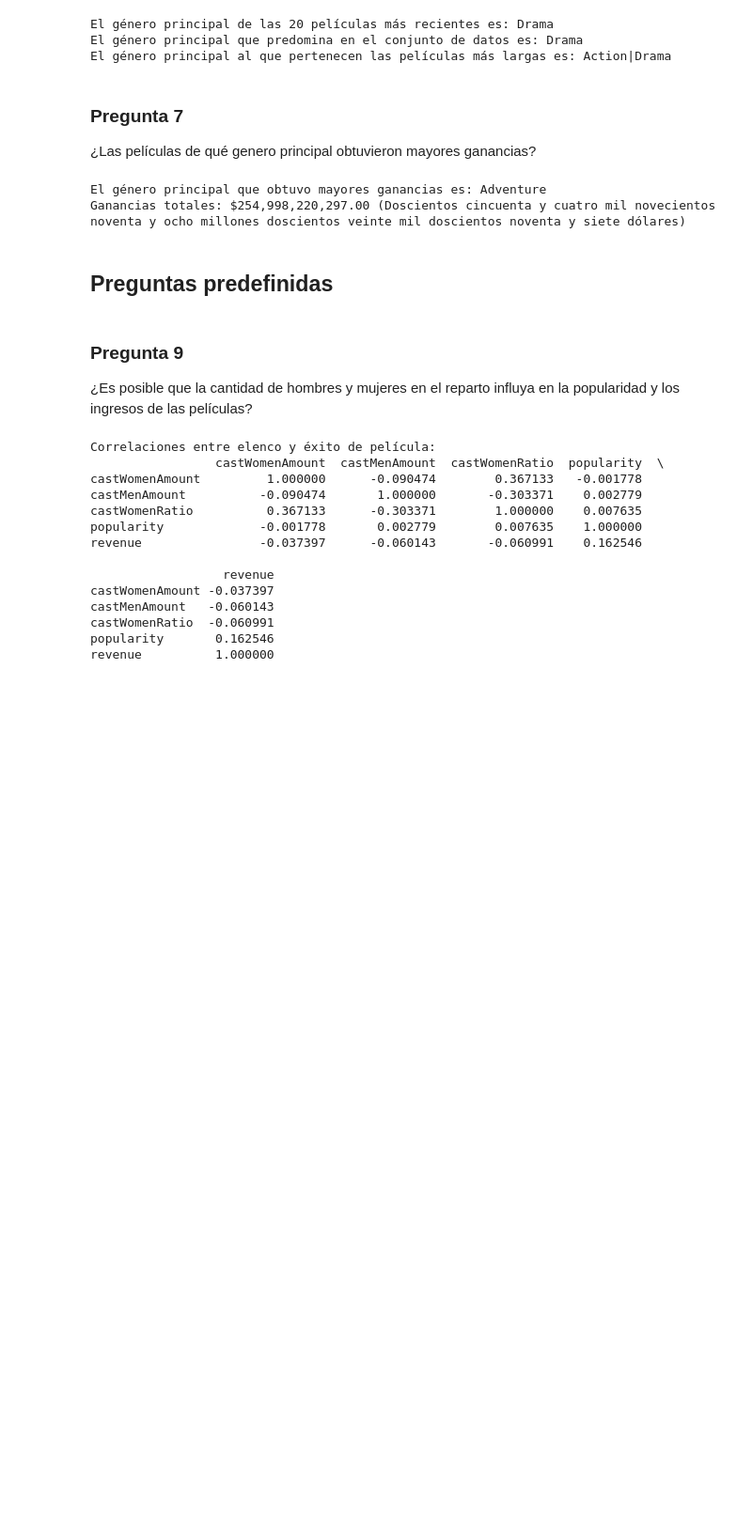
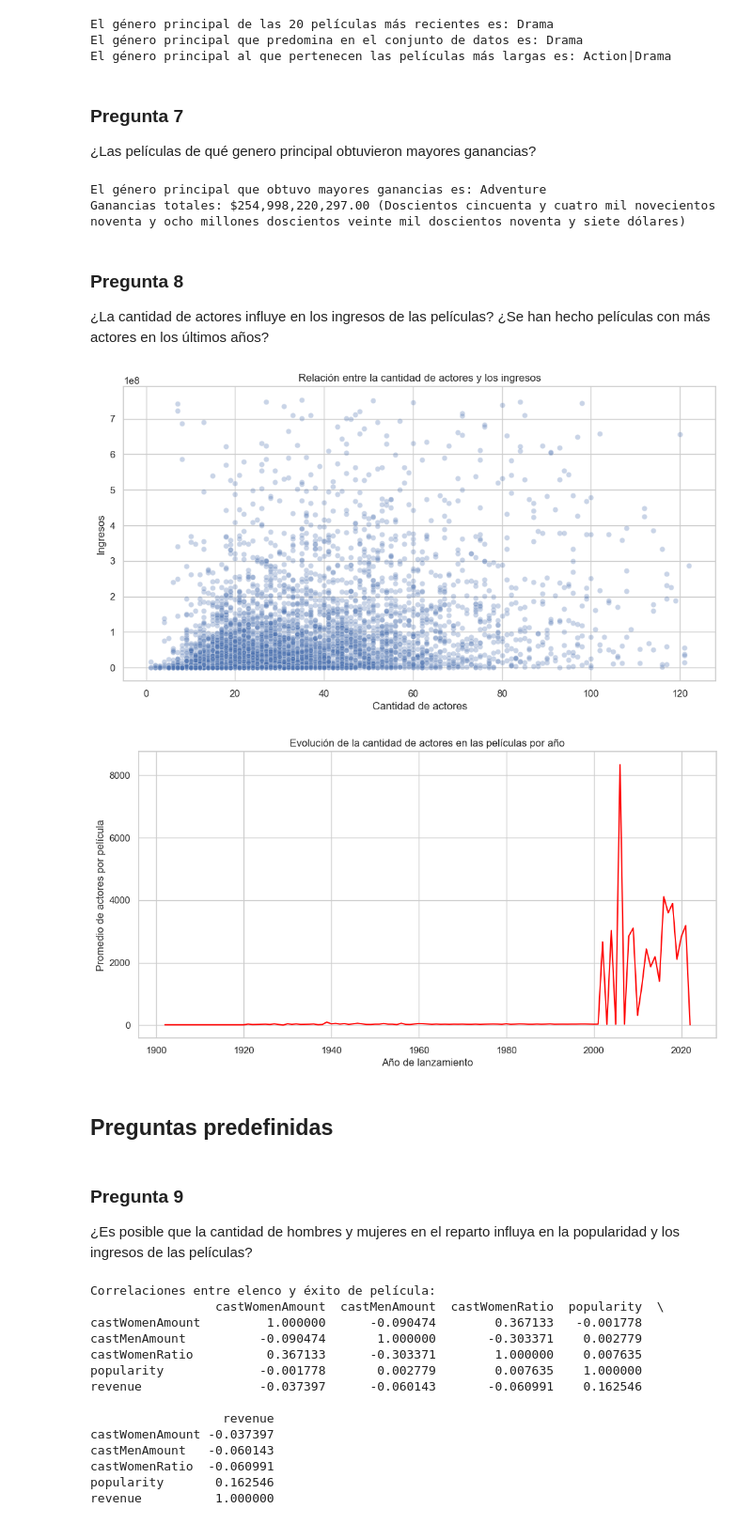
Before and after one commit to Gxrco/DM-HT1, a Jupyter notebook: descriptive_analysis.ipynb, the cells around one changed output. Shown at 94% size. Cells and saved outputs as stored; diff of their text form; code cells hidden in the pictures; blank space fills up the shorter version.

Commit message:
feat(analysis): analyze actors' impact on revenue and yearly trends

```diff
--- a/descriptive_analysis.ipynb
+++ b/descriptive_analysis.ipynb
@@ -176,6 +176,33 @@ print(f"Ganancias totales: ${top_revenue_value:,.2f} ({top_revenue_text})")
 # %% [output]
 El género principal que obtuvo mayores ganancias es: Adventure
 Ganancias totales: $254,998,220,297.00 (Doscientos cincuenta y cuatro mil novecientos noventa y ocho millones doscientos veinte mil doscientos noventa y siete dólares)
+# %% [markdown]
+### Pregunta 8
+¿La cantidad de actores influye en los ingresos de las películas? ¿Se han
+hecho películas con más actores en los últimos años?
+# %%
+filtered_df = df[(df['actorsAmount'] > 0) & (df['actorsAmount'] < df['actorsAmount'].quantile(0.99))]
+filtered_df = filtered_df[(filtered_df['revenue'] > 0) & (filtered_df['revenue'] < filtered_df['revenue'].quantile(0.99))]
+
+plt.figure(figsize=(12, 6))
+sns.scatterplot(data=filtered_df, x='actorsAmount', y='revenue', alpha=0.3)
+plt.xlabel("Cantidad de actores")
+plt.ylabel("Ingresos")
+plt.title("Relación entre la cantidad de actores y los ingresos")
+plt.show()
+
+
+actors_per_year = df.groupby('releaseYear')['actorsAmount'].mean().dropna()
+
+plt.figure(figsize=(12, 6))
+actors_per_year.plot(kind='line', color='red')
+plt.xlabel("Año de lanzamiento")
+plt.ylabel("Promedio de actores por película")
+plt.title("Evolución de la cantidad de actores en las películas por año")
+plt.show()
+# %% [output]
+[figure, added]
+[figure, added]
 # %% [markdown]
 ## Preguntas predefinidas
 # %% [markdown]
```
